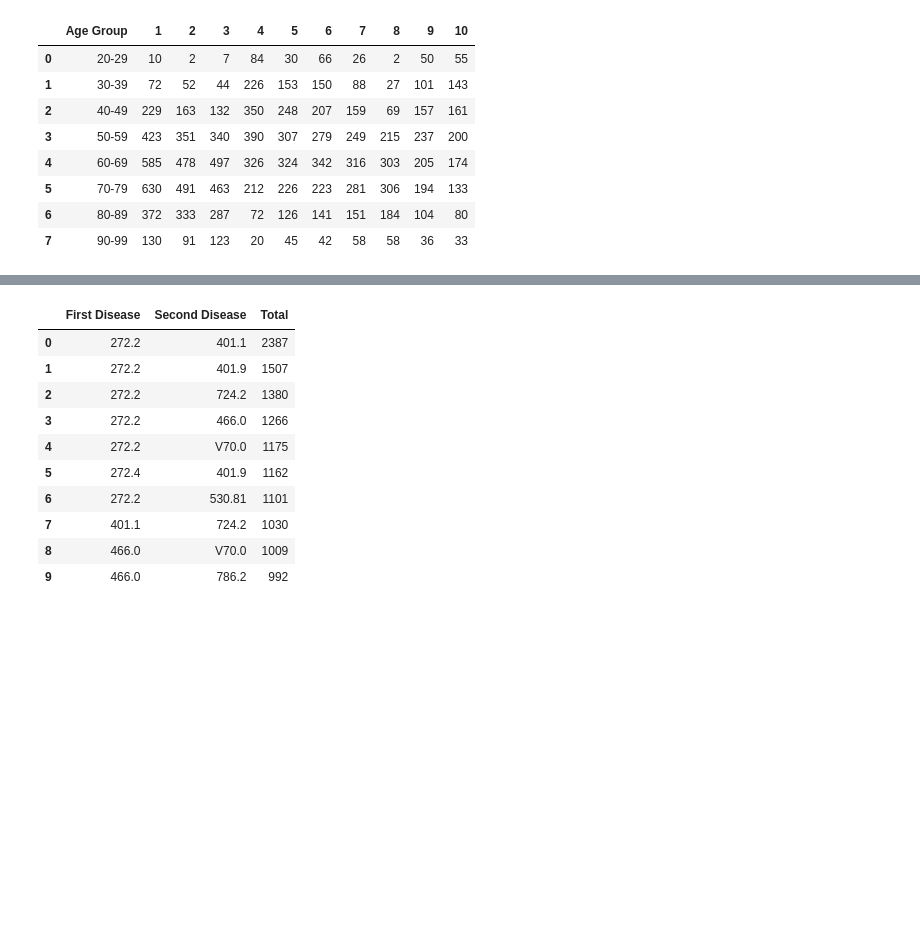
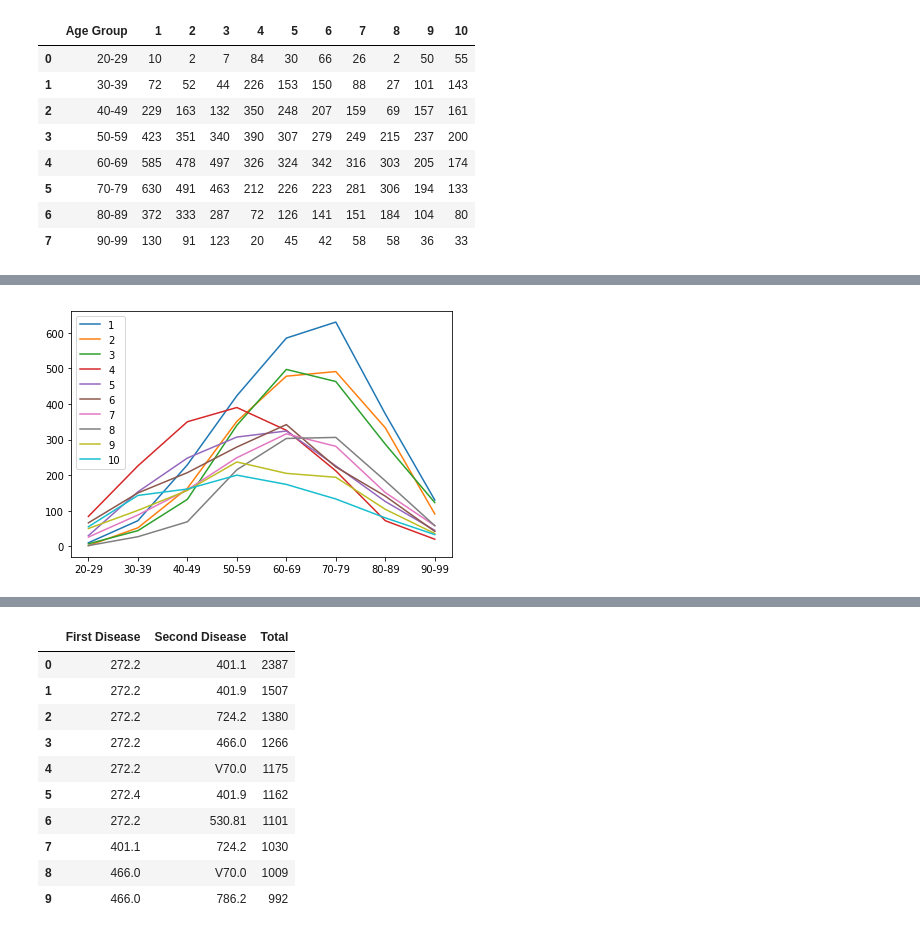
Before and after one commit to marcelja/tuk2, a Jupyter notebook: Exercise_2/exercise_2.ipynb, the cells around one changed output, grey strips where cells are left out. Cells and saved outputs as stored; diff of their text form; code cells hidden in the pictures; blank space fills up the shorter version.

```diff
--- a/Exercise_2/exercise_2.ipynb
+++ b/Exercise_2/exercise_2.ipynb
@@ -172,0 +179,11 @@ df
+# %%
+import matplotlib.pyplot as plt
+for i in range(1, 11):
+    index_string = str(i)
+    plt.plot(df[index_string], label=index_string)
+plt.xticks(range(8), df['Age Group'])
+plt.legend(loc='best')
+plt.tight_layout()
+plt.show()
+# %% [output]
+[figure, added]
```
Also changed, not shown: parts of 5 cells of this notebook.
